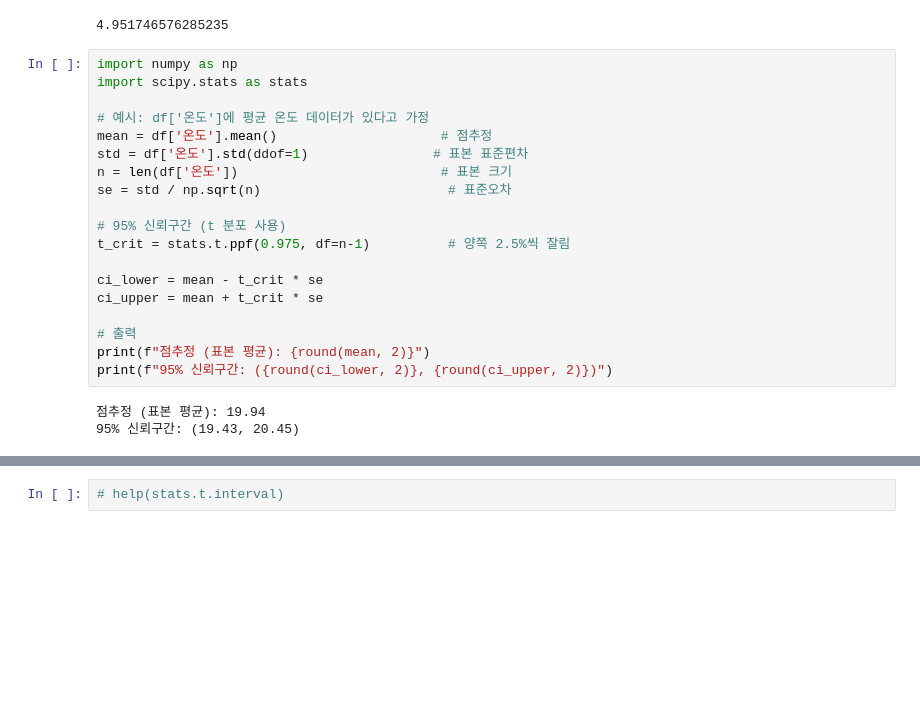
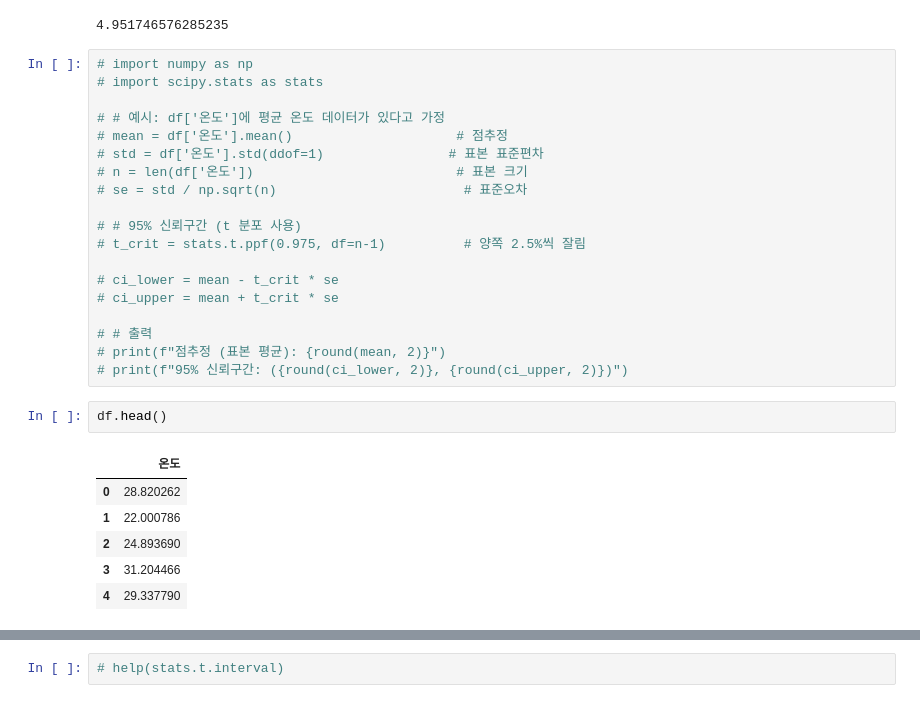
Before and after one commit to zephiris21/bigdata_analysis_study, a Jupyter notebook: t3_p1.ipynb, the cells around one changed output, grey strips where cells are left out. Saved outputs shown, nothing was run; the diff lists cells and outputs as text; blank space fills up the shorter version.

```diff
--- a/t3_p1.ipynb
+++ b/t3_p1.ipynb
@@ -882,24 +901,30 @@ std
 # %% [output]
 4.951746576285235
 # %%
-import numpy as np
-import scipy.stats as stats
+# import numpy as np
+# import scipy.stats as stats
 
-# 예시: df['온도']에 평균 온도 데이터가 있다고 가정
-mean = df['온도'].mean()                     # 점추정
-std = df['온도'].std(ddof=1)                # 표본 표준편차
-n = len(df['온도'])                          # 표본 크기
-se = std / np.sqrt(n)                        # 표준오차
+# # 예시: df['온도']에 평균 온도 데이터가 있다고 가정
+# mean = df['온도'].mean()                     # 점추정
+# std = df['온도'].std(ddof=1)                # 표본 표준편차
+# n = len(df['온도'])                          # 표본 크기
+# se = std / np.sqrt(n)                        # 표준오차
 
-# 95% 신뢰구간 (t 분포 사용)
-t_crit = stats.t.ppf(0.975, df=n-1)          # 양쪽 2.5%씩 잘림
+# # 95% 신뢰구간 (t 분포 사용)
+# t_crit = stats.t.ppf(0.975, df=n-1)          # 양쪽 2.5%씩 잘림
 
-ci_lower = mean - t_crit * se
-ci_upper = mean + t_crit * se
+# ci_lower = mean - t_crit * se
+# ci_upper = mean + t_crit * se
 
-# 출력
-print(f"점추정 (표본 평균): {round(mean, 2)}")
-print(f"95% 신뢰구간: ({round(ci_lower, 2)}, {round(ci_upper, 2)})")
+# # 출력
+# print(f"점추정 (표본 평균): {round(mean, 2)}")
+# print(f"95% 신뢰구간: ({round(ci_lower, 2)}, {round(ci_upper, 2)})")
-# %% [output]
-점추정 (표본 평균): 19.94
-95% 신뢰구간: (19.43, 20.45)
+# %%
+df.head()
+# %% [output]
+|  | 온도 |
+| 0 | 28.820262 |
+| 1 | 22.000786 |
+| 2 | 24.893690 |
+| 3 | 31.204466 |
+| 4 | 29.337790 |
```
Also changed, not shown: parts of 18 cells of this notebook, 46 other files.
